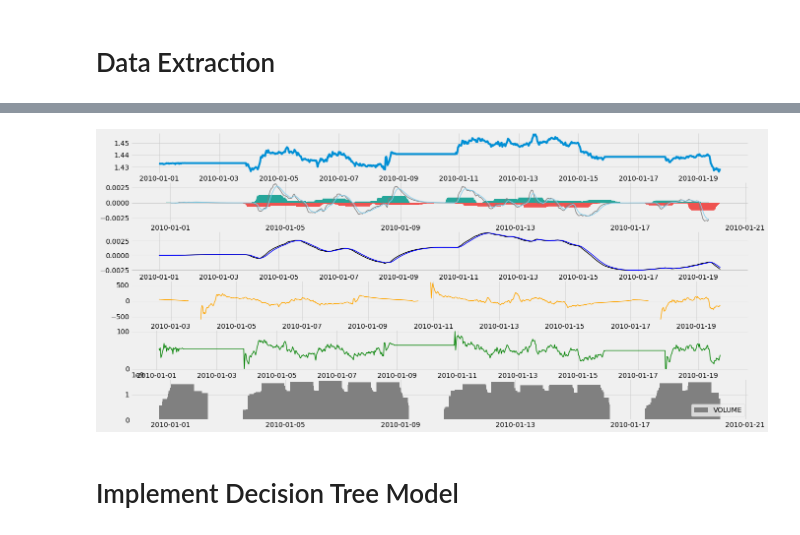
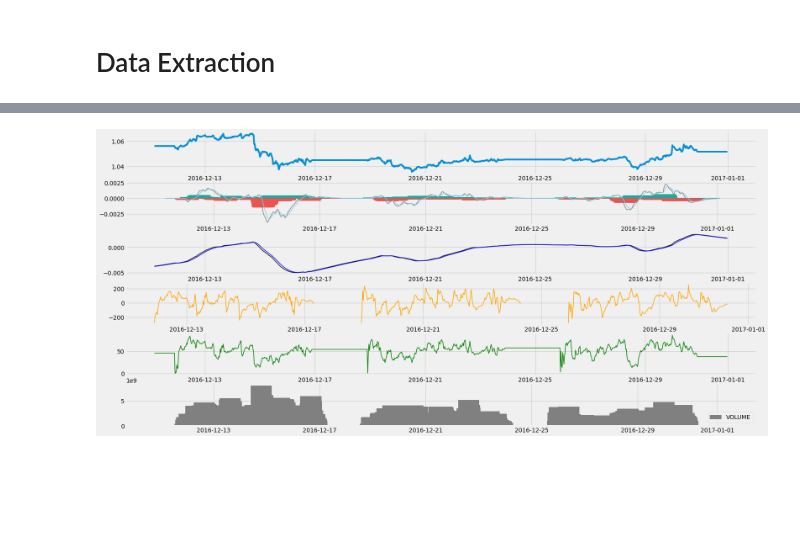
Before and after one commit to ayoubbensakhria/finance_algo, a Jupyter notebook: FXPROBOT.ipynb, the cells around one changed output, grey strips where cells are left out. Cells and saved outputs as stored; diff of their text form; code cells hidden in the pictures; blank space fills up the shorter version.

```diff
--- a/FXPROBOT.ipynb
+++ b/FXPROBOT.ipynb
@@ -10,15 +10,20 @@ import math
 import pandas_datareader as web
 import numpy as np
 import pandas as pd
-import yfinance as yf
 from termcolor import colored as cl
 from datetime import date, timedelta
 from sklearn.preprocessing import MinMaxScaler
+from statsmodels.graphics.tsaplots import plot_acf, plot_pacf
+from sklearn.model_selection import train_test_split
+from sklearn.metrics import mean_squared_error, mean_absolute_error
+from sklearn.datasets import load_iris
+from sklearn.tree import DecisionTreeClassifier
+from sklearn.tree import export_text
 from keras.models import Sequential
 from keras.layers import Dense, LSTM
 from matplotlib import pyplot as plt
 plt.style.use('fivethirtyeight')
-plt.rcParams['figure.figsize'] = (20, 10)
+plt.rcParams['figure.figsize'] = (24, 12)
 plt.style.use('fivethirtyeight')
 # %% [markdown]
 # Data Extraction
@@ -90,9 +97,10 @@ def get_rsi(df, lookback):
     rsi_df = rsi_df.dropna()
     return rsi_df[3:]
 
-macd = get_macd(df.head(data_window), macd_slow, macd_fast, macd_smooth)
-macd['cci'] = get_cci(macd, cci_period, cci_ct)
-macd['rsi'] = get_rsi(macd, rsi_period)
+df = get_macd(df, macd_slow, macd_fast, macd_smooth)
+df['cci'] = get_cci(df, cci_period, cci_ct)
+df['rsi'] = get_rsi(df, rsi_period)
 
-macd.tail()
+sample_df = df.tail(data_window)
+sample_df
 # %% [output]
@@ -140,33 +121,31 @@ ValueError: cannot insert Time, already exists
 # %%
 # Plot MACD
 def plot_macd(prices, df):
     ax_price = plt.subplot2grid((6,1), (0,0),  colspan = 1)
     ax_macd = plt.subplot2grid((6,1), (1,0), colspan = 1)
     ax_macd8 = plt.subplot2grid((6,1), (2,0), colspan = 1)
     ax_cci = plt.subplot2grid((6,1), (3,0), colspan = 1)
     ax_rsi = plt.subplot2grid((6,1), (4,0), colspan = 1)
     ax_volume = plt.subplot2grid((6,1), (5,0), colspan = 1)
 
     ax_price.plot(prices)
     ax_macd.plot(df['macd'], color = 'grey', linewidth = 1.5, label = 'MACD')
     ax_macd.plot(df['signal'], color = 'skyblue', linewidth = 1.5, label = 'SIGNAL')
     ax_macd8.plot(df['macd8'], color = 'black', linewidth = 1.5, label = 'MACD8')
     ax_macd8.plot(df['signal8'], color = 'blue', linewidth = 1.5, label = 'SIGNAL8')
     ax_cci.plot(df['cci'], color = 'orange', linewidth = 1.5, label = 'CCI')
     ax_rsi.plot(df['rsi'], color = 'green', linewidth = 1.5, label = 'RSI')
     ax_volume.bar(prices.index, df['Volume'], color = 'grey', label = 'VOLUME')
 
 
     for i in range(len(prices)):
         if str(df['hist'][i])[0] == '-':
             ax_macd.bar(prices.index[i], df['hist'][i], color = '#ef5350')
         else:
             ax_macd.bar(prices.index[i], df['hist'][i], color = '#26a69a')
 
     plt.legend(loc = 'lower right')
 
-plot_macd(macd['Close'], macd)
+plot_macd(sample_df['Close'], sample_df)
 # %% [output]
-[figure, old version]
+[figure, new version]
-# %% [markdown]
-# Implement Decision Tree Model
```
Also changed, not shown: parts of 7 cells of this notebook.
